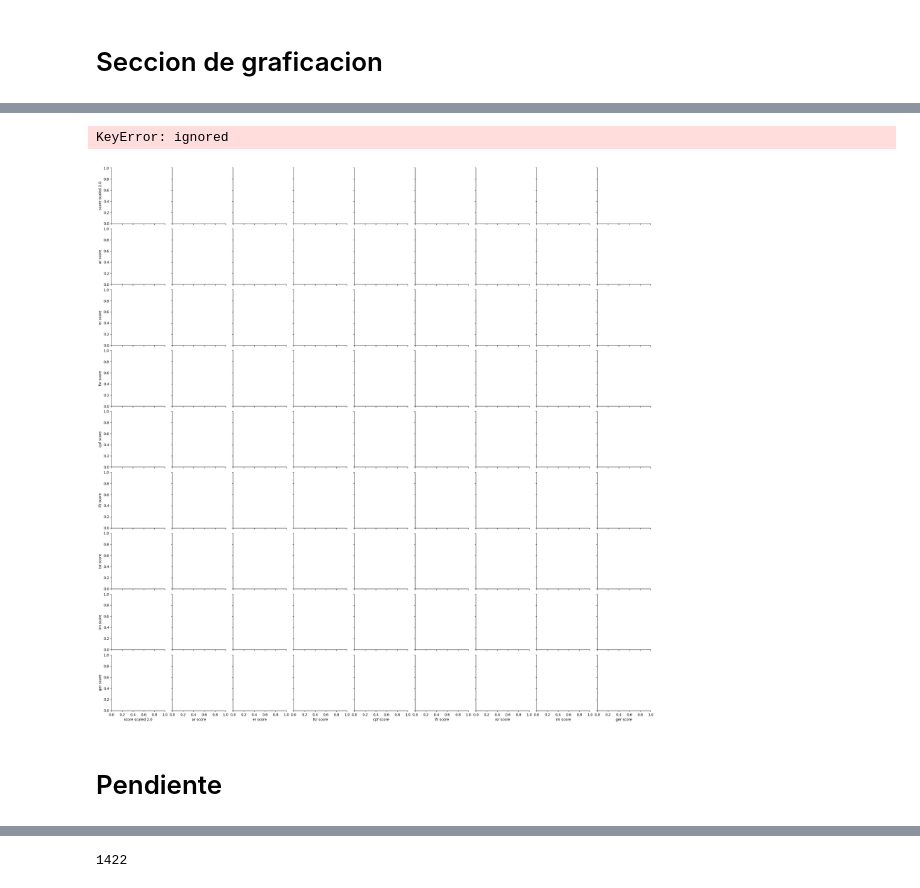
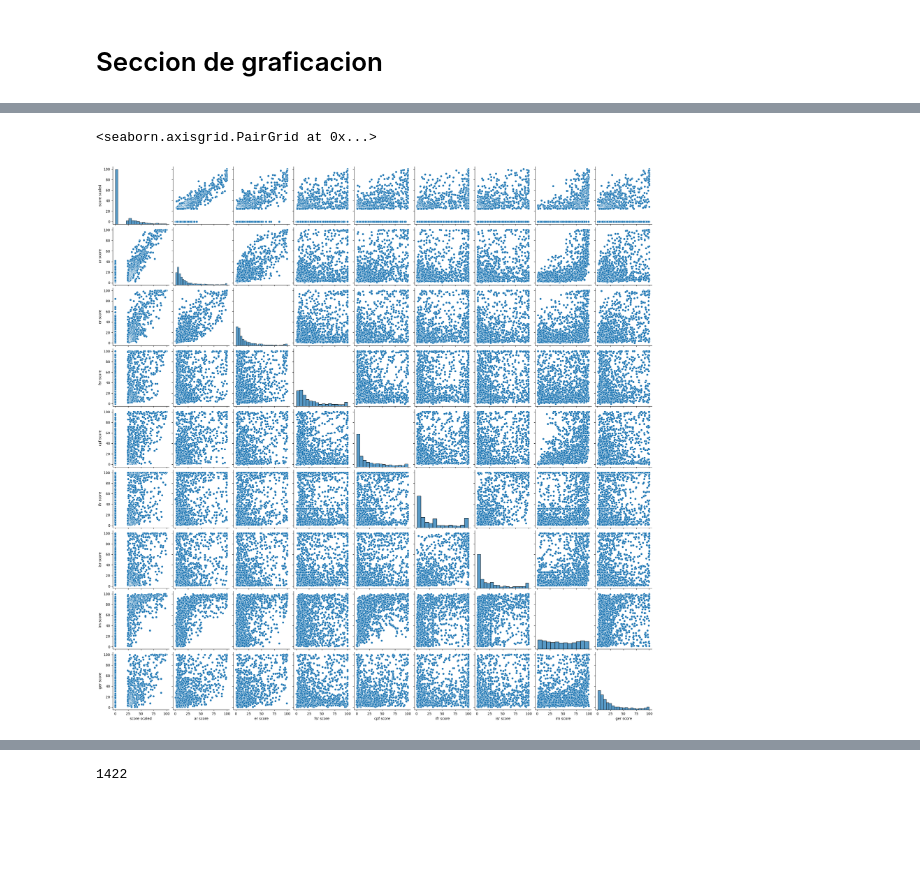
Before and after one commit to SekDak12/Proyecto-Ciencia, a Jupyter notebook: Proyecto.ipynb, the cells around one changed output, grey strips where cells are left out. Cells and saved outputs as stored; diff of their text form; code cells hidden in the pictures; blank space fills up the shorter version.

Commit message:
Se corrigio score scaled a traves de redefinicion de la funcion y se corrigio el bais del score scaled

```diff
--- a/Proyecto.ipynb
+++ b/Proyecto.ipynb
@@ -237,7 +140,5 @@ plt.show()
 # %%
-sns.pairplot(dfclean, vars = ['score scaled 2.0','ar score', 'er score','fsr score','cpf score','ifr score','isr score','irn score','ger score' ], kind= "scatter" )
+sns.pairplot(dfclean, vars = ['score scaled','ar score', 'er score','fsr score','cpf score','ifr score','isr score','irn score','ger score' ], kind= "scatter" )
 # %% [output]
-KeyError: ignored
+<seaborn.axisgrid.PairGrid at 0x...>
-[figure, old version]
+[figure, new version]
-# %% [markdown]
-# Pendiente
```
Also changed, not shown: parts of 34 cells of this notebook, 1 other file.
